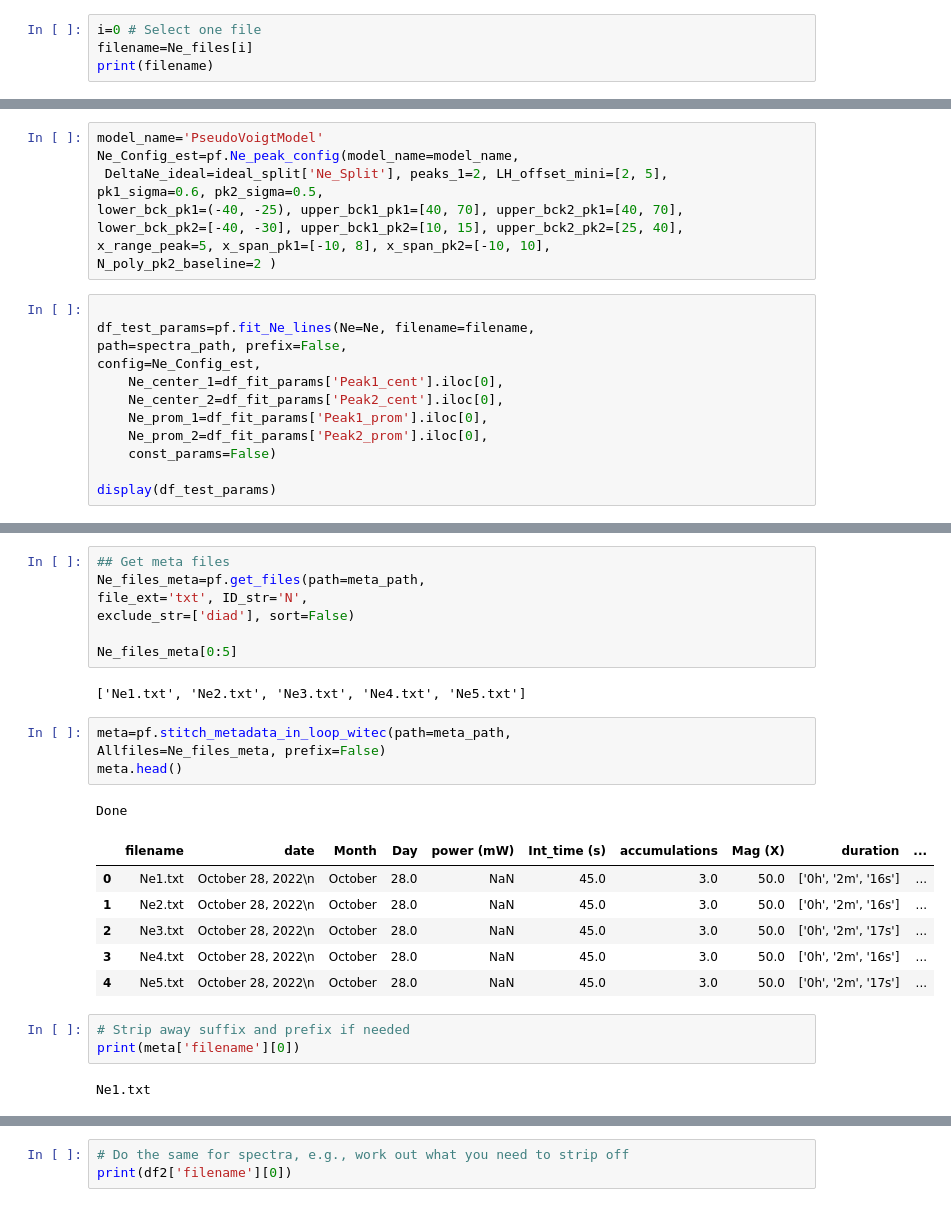
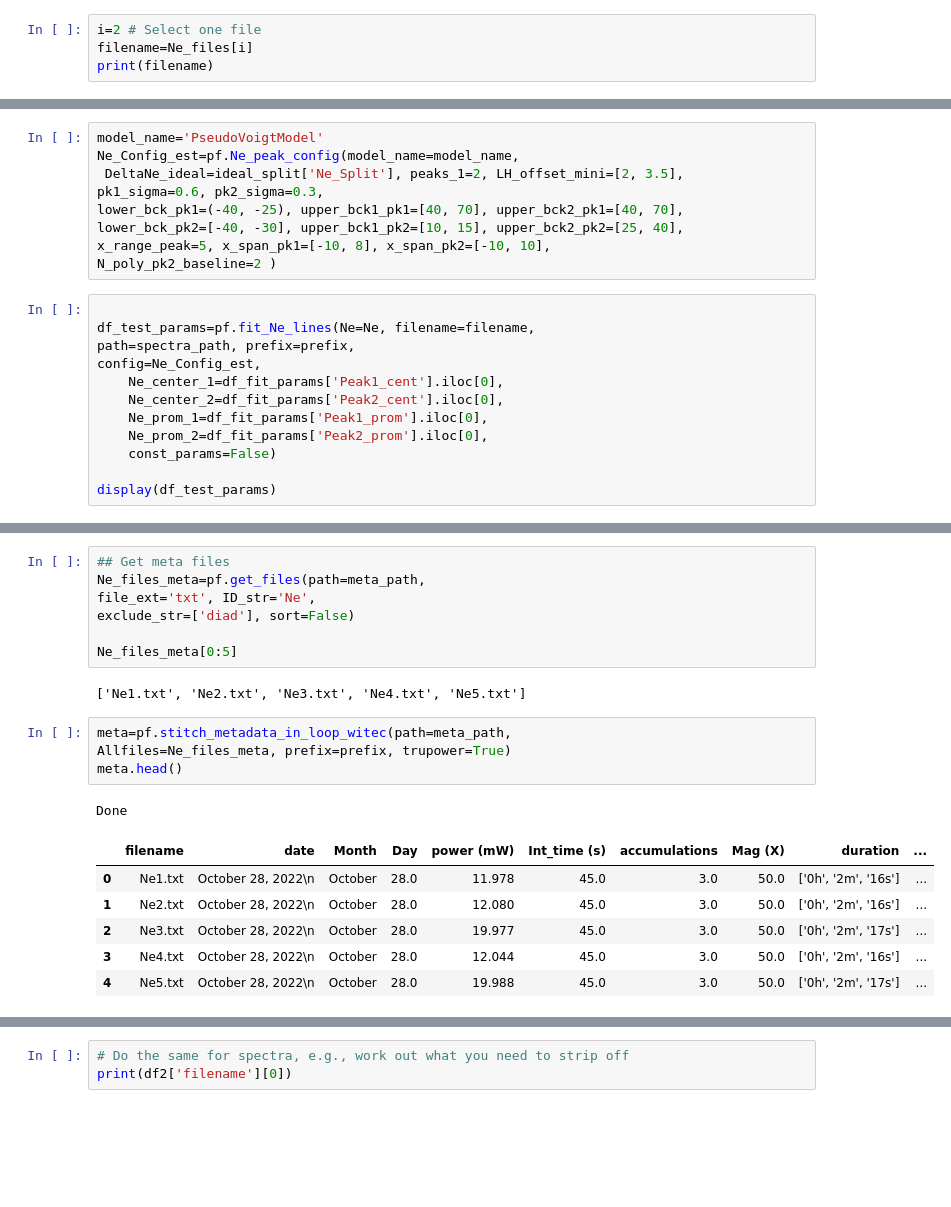
Before and after one commit to PennyWieser/DiadFit, a Jupyter notebook: docs/Examples/Example1b_CO2_Fluid_Inclusions/Step1_Fit_Your_Ne_Lines.ipynb, the cells around one changed output, grey strips where cells are left out. Saved outputs shown, nothing was run; the diff lists cells and outputs as text; blank space fills up the shorter version.

```diff
--- a/docs/Examples/Example1b_CO2_Fluid_Inclusions/Step1_Fit_Your_Ne_Lines.ipynb
+++ b/docs/Examples/Example1b_CO2_Fluid_Inclusions/Step1_Fit_Your_Ne_Lines.ipynb
@@ -67,7 +78,7 @@ ideal_split
 ## Select one file to tweak the fit for
 - You can either do this numerically, or by specifiying the filename between ''
 # %%
-i=0 # Select one file
+i=2 # Select one file
 filename=Ne_files[i]
 print(filename)
 # %% [output]
@@ -107,8 +117,8 @@ Ne_peak_config(model_name='PseudoVoigtModel', N_poly_pk1_baseline=1, N_poly_pk2_
 # %%
 model_name='PseudoVoigtModel'
 Ne_Config_est=pf.Ne_peak_config(model_name=model_name,
- DeltaNe_ideal=ideal_split['Ne_Split'], peaks_1=2, LH_offset_mini=[2, 5],
-pk1_sigma=0.6, pk2_sigma=0.5,
+ DeltaNe_ideal=ideal_split['Ne_Split'], peaks_1=2, LH_offset_mini=[2, 3.5],
+pk1_sigma=0.6, pk2_sigma=0.3,
 lower_bck_pk1=(-40, -25), upper_bck1_pk1=[40, 70], upper_bck2_pk1=[40, 70],
 lower_bck_pk2=[-40, -30], upper_bck1_pk2=[10, 15], upper_bck2_pk2=[25, 40],
 x_range_peak=5, x_span_pk1=[-10, 8], x_span_pk2=[-10, 10],
@@ -116,7 +126,7 @@ N_poly_pk2_baseline=2 )
 # %%
 
 df_test_params=pf.fit_Ne_lines(Ne=Ne, filename=filename,
-path=spectra_path, prefix=False,
+path=spectra_path, prefix=prefix,
 config=Ne_Config_est,
     Ne_center_1=df_fit_params['Peak1_cent'].iloc[0],
     Ne_center_2=df_fit_params['Peak2_cent'].iloc[0],
@@ -158,7 +169,7 @@ Name: 1σ_Ne_Corr, dtype: float64
 # %%
 ## Get meta files
 Ne_files_meta=pf.get_files(path=meta_path,
-file_ext='txt', ID_str='N',
+file_ext='txt', ID_str='Ne',
 exclude_str=['diad'], sort=False)
 
 Ne_files_meta[0:5]
@@ -166,21 +177,16 @@ Ne_files_meta[0:5]
 ['Ne1.txt', 'Ne2.txt', 'Ne3.txt', 'Ne4.txt', 'Ne5.txt']
 # %%
 meta=pf.stitch_metadata_in_loop_witec(path=meta_path,
-Allfiles=Ne_files_meta, prefix=False)
+Allfiles=Ne_files_meta, prefix=prefix, trupower=True)
 meta.head()
 # %% [output]
 Done
 |  | filename | date | Month | Day | power (mW) | Int_time (s) | accumulations | Mag (X) | duration | ... |
-| 0 | Ne1.txt | October 28, 2022\n | October | 28.0 | NaN | 45.0 | 3.0 | 50.0 | ['0h', '2m', '16s'] | ... |
-| 1 | Ne2.txt | October 28, 2022\n | October | 28.0 | NaN | 45.0 | 3.0 | 50.0 | ['0h', '2m', '16s'] | ... |
-| 2 | Ne3.txt | October 28, 2022\n | October | 28.0 | NaN | 45.0 | 3.0 | 50.0 | ['0h', '2m', '17s'] | ... |
-| 3 | Ne4.txt | October 28, 2022\n | October | 28.0 | NaN | 45.0 | 3.0 | 50.0 | ['0h', '2m', '16s'] | ... |
-| 4 | Ne5.txt | October 28, 2022\n | October | 28.0 | NaN | 45.0 | 3.0 | 50.0 | ['0h', '2m', '17s'] | ... |
+| 0 | Ne1.txt | October 28, 2022\n | October | 28.0 | 11.978 | 45.0 | 3.0 | 50.0 | ['0h', '2m', '16s'] | ... |
+| 1 | Ne2.txt | October 28, 2022\n | October | 28.0 | 12.080 | 45.0 | 3.0 | 50.0 | ['0h', '2m', '16s'] | ... |
+| 2 | Ne3.txt | October 28, 2022\n | October | 28.0 | 19.977 | 45.0 | 3.0 | 50.0 | ['0h', '2m', '17s'] | ... |
+| 3 | Ne4.txt | October 28, 2022\n | October | 28.0 | 12.044 | 45.0 | 3.0 | 50.0 | ['0h', '2m', '16s'] | ... |
+| 4 | Ne5.txt | October 28, 2022\n | October | 28.0 | 19.988 | 45.0 | 3.0 | 50.0 | ['0h', '2m', '17s'] | ... |
-# %%
-# Strip away suffix and prefix if needed
-print(meta['filename'][0])
-# %% [output]
-Ne1.txt
 # %%
 # remove these to get the pure file name you can compare
 file_m=pf.extracting_filenames_generic(names=meta['filename'],
```
Also changed, not shown: parts of 18 cells of this notebook, 37 other files.
